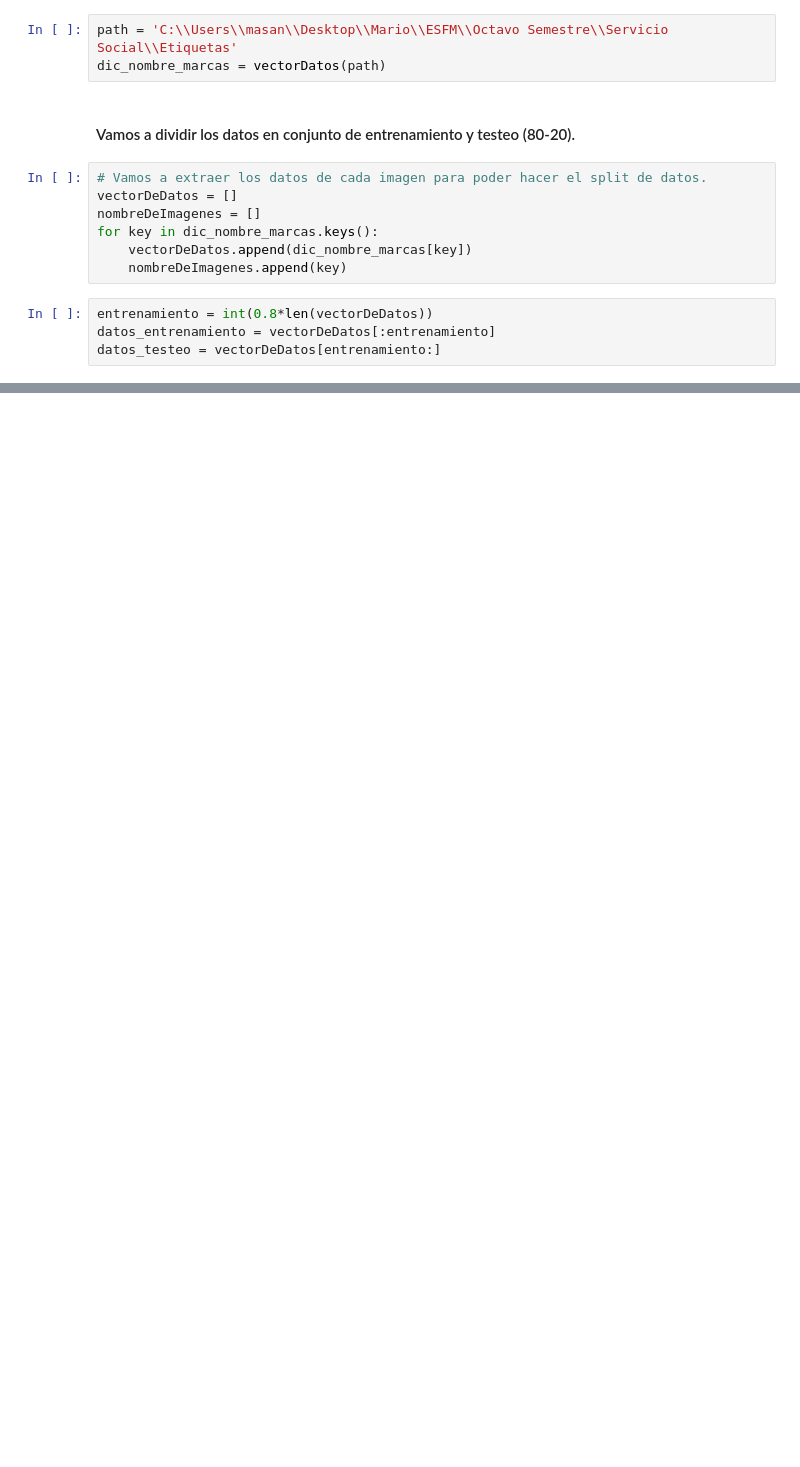
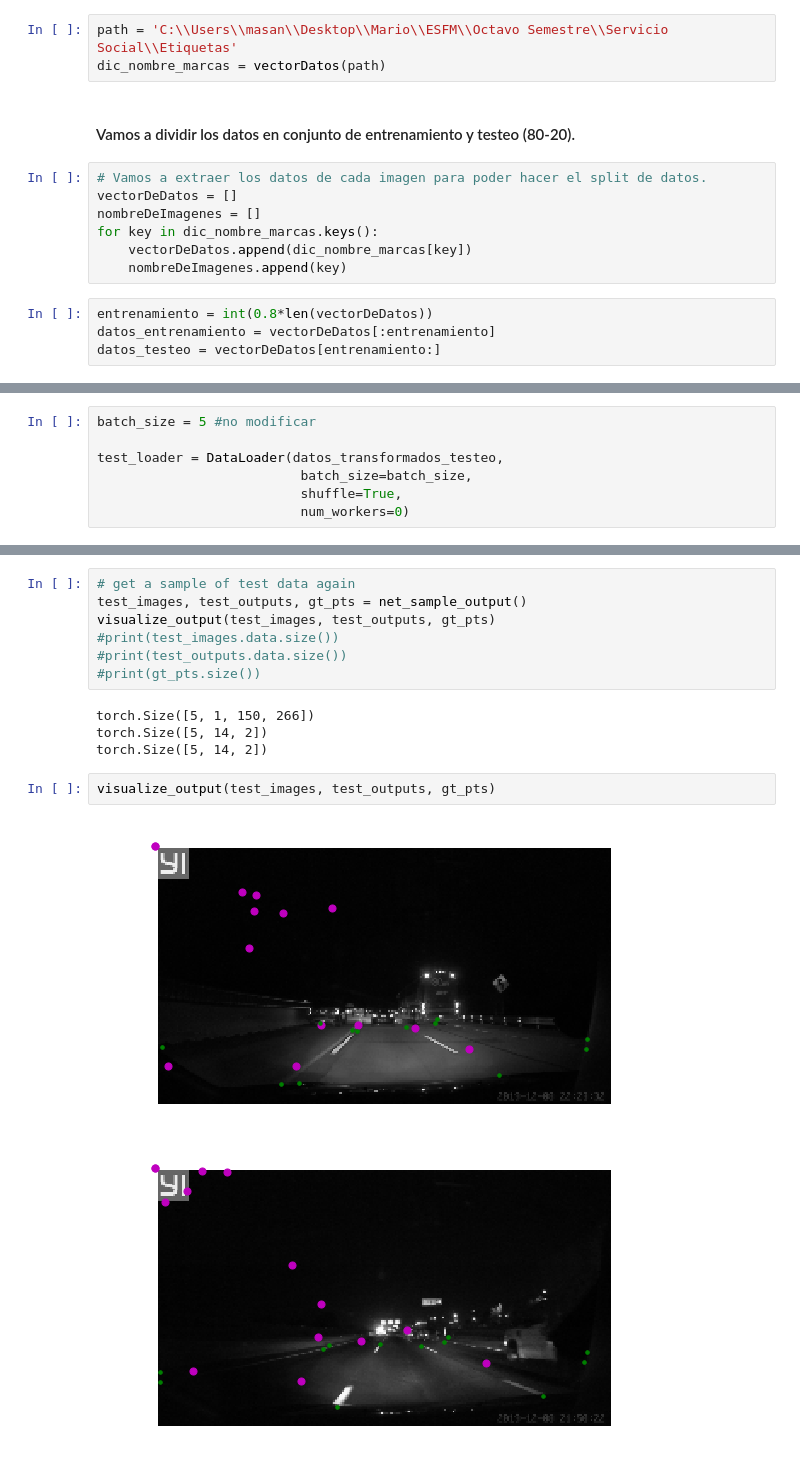
Before and after one commit to iMarioSL/Lineas-Carril, a Jupyter notebook: Main.ipynb, the cells around one changed output, grey strips where cells are left out. Drawn from its saved outputs; the diff is of its cells as text; blank space fills up the shorter version.

```diff
--- a/Main.ipynb
+++ b/Main.ipynb
@@ -83,0 +121,7 @@ len(datos_transformados)
+# %%
+batch_size = 5 #no modificar
+
+test_loader = DataLoader(datos_transformados_testeo,
+                          batch_size=batch_size,
+                          shuffle=True,
+                          num_workers=0)
@@ -83,0 +334,16 @@ len(datos_transformados)
+# %%
+# get a sample of test data again
+test_images, test_outputs, gt_pts = net_sample_output()
+visualize_output(test_images, test_outputs, gt_pts)
+#print(test_images.data.size())
+#print(test_outputs.data.size())
+#print(gt_pts.size())
+# %% [output]
+torch.Size([5, 1, 150, 266])
+torch.Size([5, 14, 2])
+torch.Size([5, 14, 2])
+# %%
+visualize_output(test_images, test_outputs, gt_pts)
+# %% [output]
+[figure, added]
+[figure, added]
```
Also changed, not shown: parts of 26 cells of this notebook, 5 other files.
